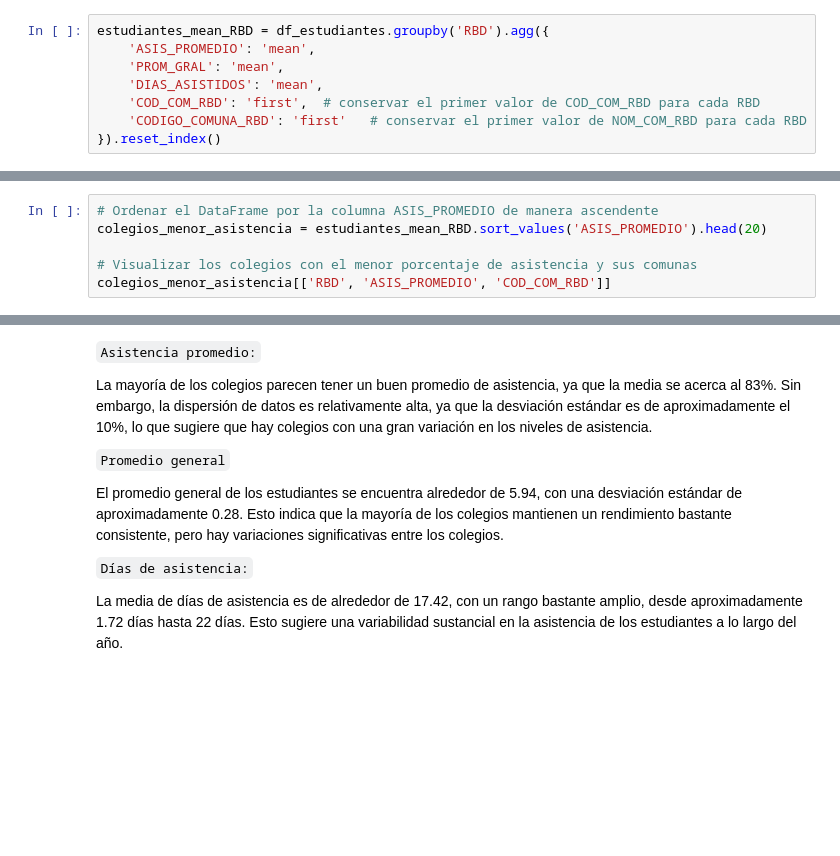
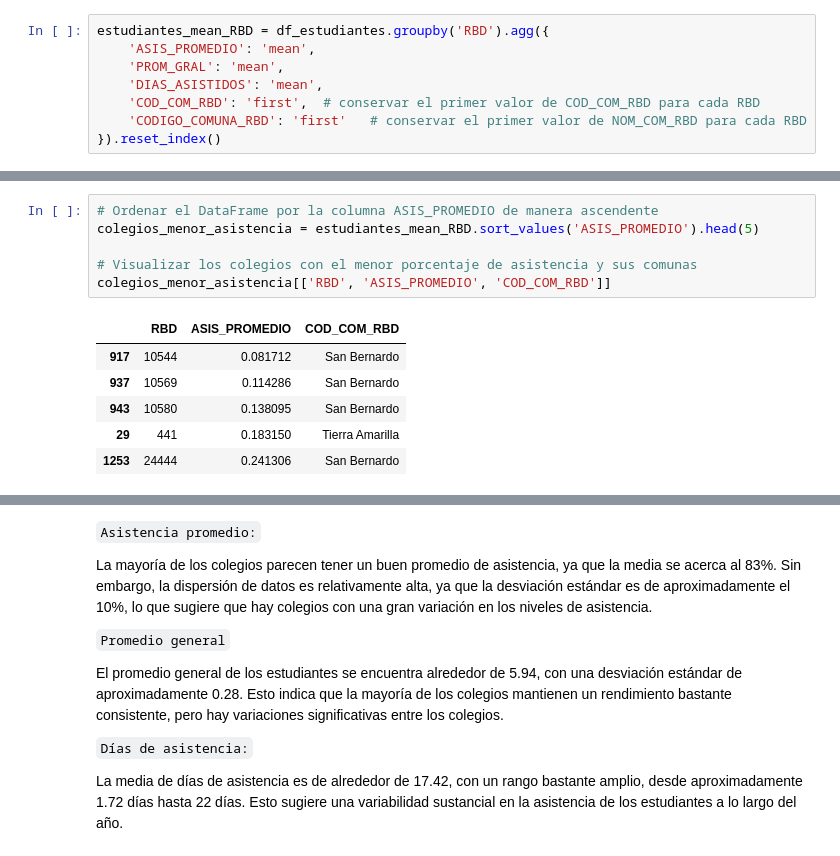
Before and after one commit to sofiafuentess/Proyecto-IMT2200-GRUPO-7, a Jupyter notebook: analisis_data/EDA_info_por_estudiante.ipynb, the cells around one changed output, grey strips where cells are left out. Cells and saved outputs as stored; diff of their text form; blank space fills up the shorter version.

```diff
--- a/analisis_data/EDA_info_por_estudiante.ipynb
+++ b/analisis_data/EDA_info_por_estudiante.ipynb
@@ -603,6 +659,13 @@ estudiantes_mean_RBD[['ASIS_PROMEDIO','PROM_GRAL','DIAS_ASISTIDOS']].describe()
 # %%
 # Ordenar el DataFrame por la columna ASIS_PROMEDIO de manera ascendente
-colegios_menor_asistencia = estudiantes_mean_RBD.sort_values('ASIS_PROMEDIO').head(20)
+colegios_menor_asistencia = estudiantes_mean_RBD.sort_values('ASIS_PROMEDIO').head(5)
 
 # Visualizar los colegios con el menor porcentaje de asistencia y sus comunas
 colegios_menor_asistencia[['RBD', 'ASIS_PROMEDIO', 'COD_COM_RBD']]
+# %% [output]
+|  | RBD | ASIS_PROMEDIO | COD_COM_RBD |
+| 917 | 10544 | 0.081712 | San Bernardo |
+| 937 | 10569 | 0.114286 | San Bernardo |
+| 943 | 10580 | 0.138095 | San Bernardo |
+| 29 | 441 | 0.183150 | Tierra Amarilla |
+| 1253 | 24444 | 0.241306 | San Bernardo |
```
Also changed, not shown: parts of 20 cells of this notebook, 2 other files.
